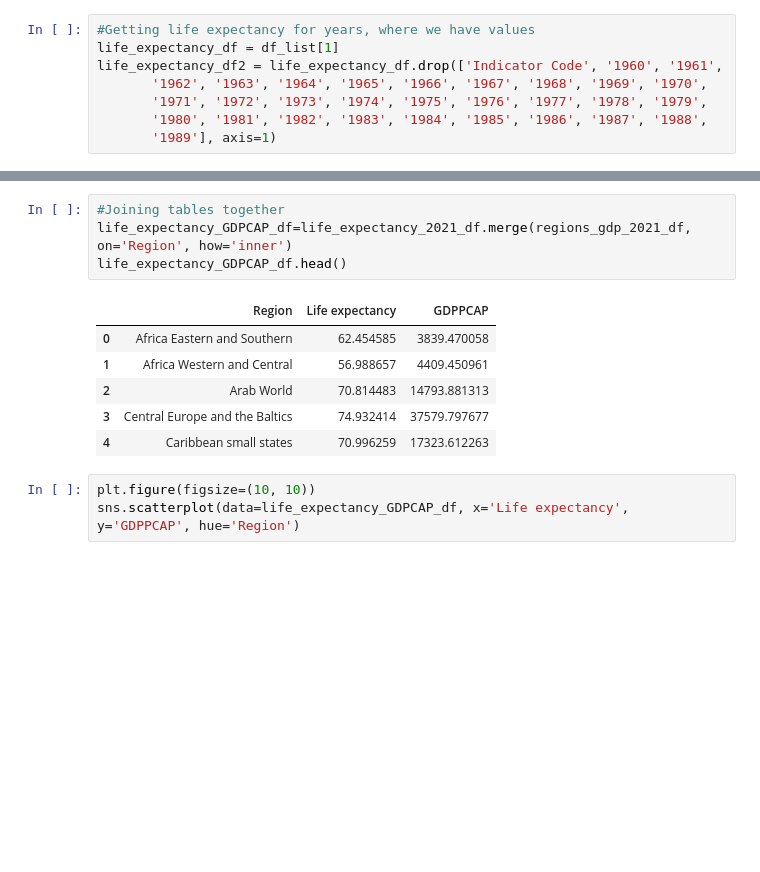
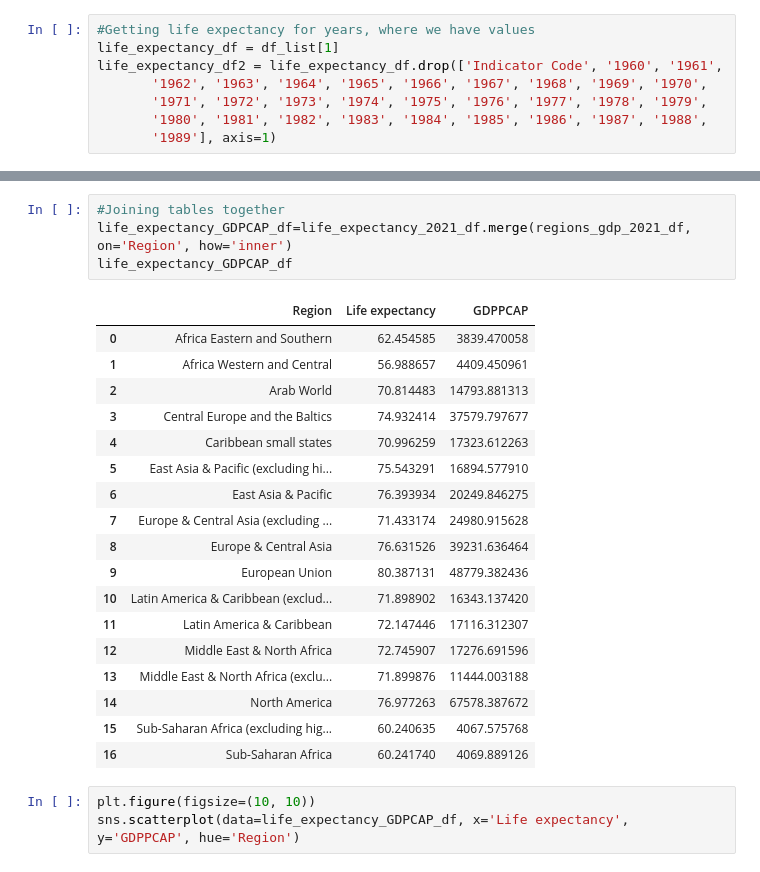
Before and after one commit to varjakm/Andmetehnika_projekt, a Jupyter notebook: projekt.ipynb, the cells around one changed output, grey strips where cells are left out. Drawn from its saved outputs; the diff is of its cells as text; blank space fills up the shorter version.

```diff
--- a/projekt.ipynb
+++ b/projekt.ipynb
@@ -352,14 +372,26 @@ life_expectancy_2021_df.head()
 # %%
 #Joining tables together
 life_expectancy_GDPCAP_df=life_expectancy_2021_df.merge(regions_gdp_2021_df, on='Region', how='inner')
-life_expectancy_GDPCAP_df.head()
+life_expectancy_GDPCAP_df
 # %% [output]
 |  | Region | Life expectancy | GDPPCAP |
 | 0 | Africa Eastern and Southern | 62.454585 | 3839.470058 |
 | 1 | Africa Western and Central | 56.988657 | 4409.450961 |
 | 2 | Arab World | 70.814483 | 14793.881313 |
 | 3 | Central Europe and the Baltics | 74.932414 | 37579.797677 |
 | 4 | Caribbean small states | 70.996259 | 17323.612263 |
+| 5 | East Asia & Pacific (excluding hi... | 75.543291 | 16894.577910 |
+| 6 | East Asia & Pacific | 76.393934 | 20249.846275 |
+| 7 | Europe & Central Asia (excluding ... | 71.433174 | 24980.915628 |
+| 8 | Europe & Central Asia | 76.631526 | 39231.636464 |
+| 9 | European Union | 80.387131 | 48779.382436 |
+| 10 | Latin America & Caribbean (exclud... | 71.898902 | 16343.137420 |
+| 11 | Latin America & Caribbean | 72.147446 | 17116.312307 |
+| 12 | Middle East & North Africa | 72.745907 | 17276.691596 |
+| 13 | Middle East & North Africa (exclu... | 71.899876 | 11444.003188 |
+| 14 | North America | 76.977263 | 67578.387672 |
+| 15 | Sub-Saharan Africa (excluding hig... | 60.240635 | 4067.575768 |
+| 16 | Sub-Saharan Africa | 60.241740 | 4069.889126 |
 # %%
 plt.figure(figsize=(10, 10))
 sns.scatterplot(data=life_expectancy_GDPCAP_df, x='Life expectancy', y='GDPPCAP', hue='Region')
```
Also changed, not shown: parts of 18 cells of this notebook.
